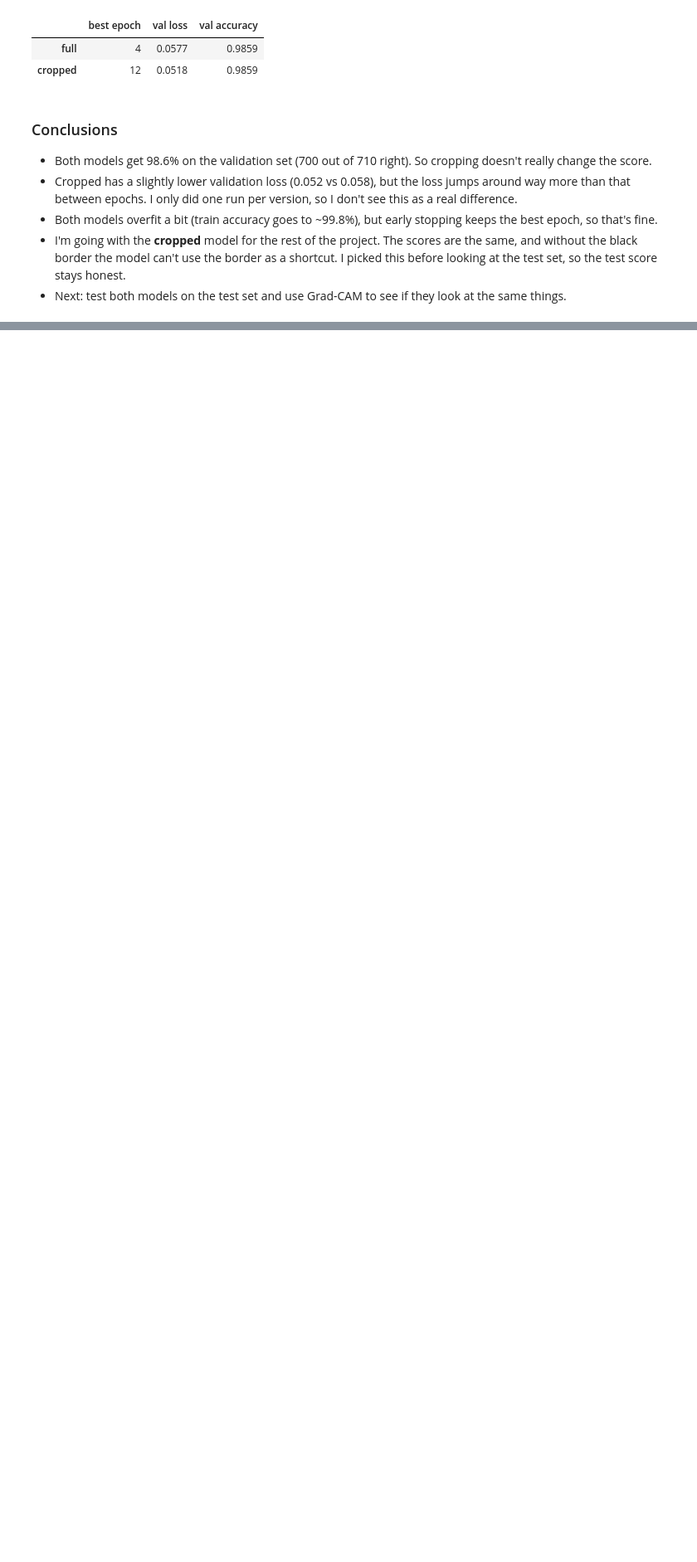
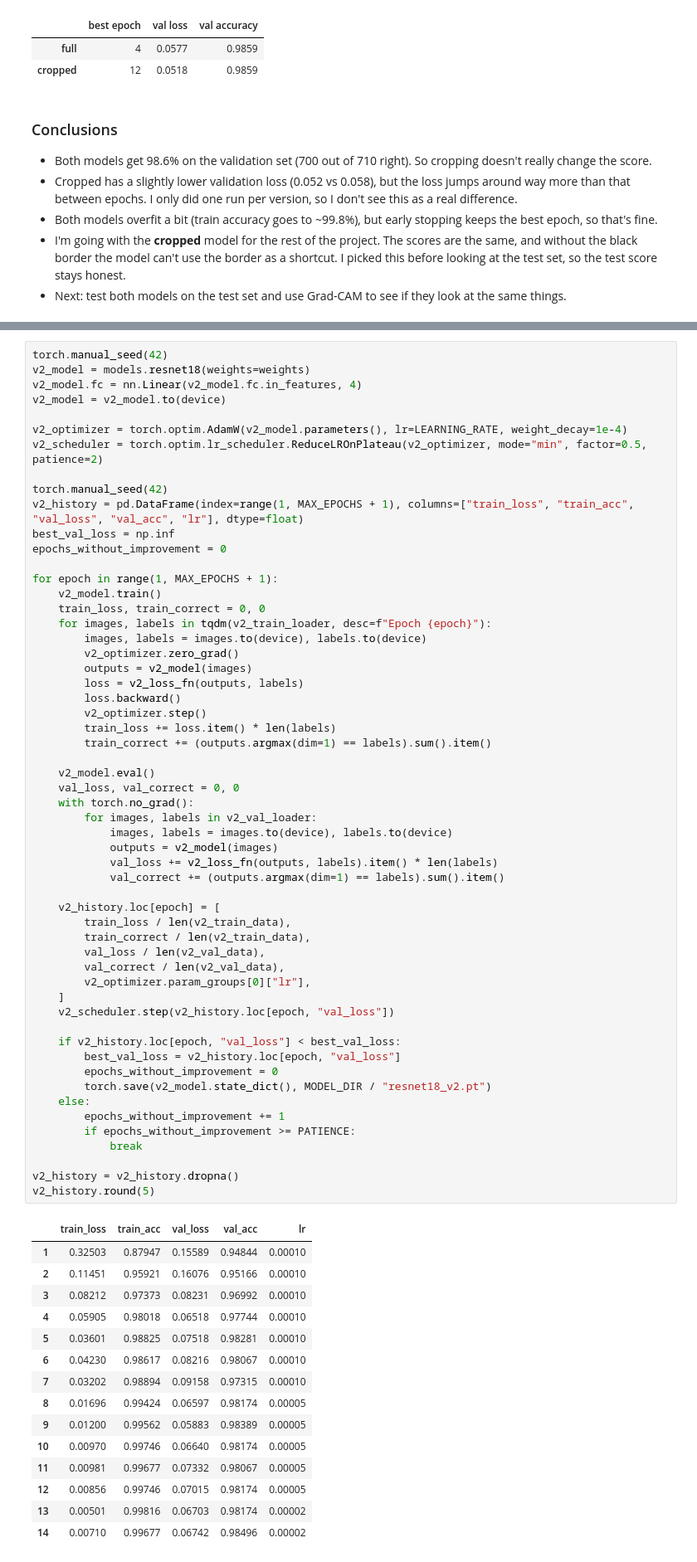
Before and after one commit to brieq/brain-tumor-mri-classification, a Jupyter notebook: notebooks/03_training.ipynb, the cells around one changed output, grey strips where cells are left out. Shown at 83% size. Saved outputs shown, nothing was run; the diff lists cells and outputs as text; blank space fills up the shorter version.

```diff
--- a/notebooks/03_training.ipynb
+++ b/notebooks/03_training.ipynb
@@ -440,0 +477,72 @@ pd.DataFrame({
+# %%
+torch.manual_seed(42)
+v2_model = models.resnet18(weights=weights)
+v2_model.fc = nn.Linear(v2_model.fc.in_features, 4)
+v2_model = v2_model.to(device)
+
+v2_optimizer = torch.optim.AdamW(v2_model.parameters(), lr=LEARNING_RATE, weight_decay=1e-4)
+v2_scheduler = torch.optim.lr_scheduler.ReduceLROnPlateau(v2_optimizer, mode="min", factor=0.5, patience=2)
+
+torch.manual_seed(42)
+v2_history = pd.DataFrame(index=range(1, MAX_EPOCHS + 1), columns=["train_loss", "train_acc", "val_loss", "val_acc", "lr"], dtype=float)
+best_val_loss = np.inf
+epochs_without_improvement = 0
+
+for epoch in range(1, MAX_EPOCHS + 1):
+    v2_model.train()
+    train_loss, train_correct = 0, 0
+    for images, labels in tqdm(v2_train_loader, desc=f"Epoch {epoch}"):
+        images, labels = images.to(device), labels.to(device)
+        v2_optimizer.zero_grad()
+        outputs = v2_model(images)
+        loss = v2_loss_fn(outputs, labels)
+        loss.backward()
+        v2_optimizer.step()
+        train_loss += loss.item() * len(labels)
+        train_correct += (outputs.argmax(dim=1) == labels).sum().item()
+
+    v2_model.eval()
+    val_loss, val_correct = 0, 0
+    with torch.no_grad():
+        for images, labels in v2_val_loader:
+            images, labels = images.to(device), labels.to(device)
+            outputs = v2_model(images)
+            val_loss += v2_loss_fn(outputs, labels).item() * len(labels)
+            val_correct += (outputs.argmax(dim=1) == labels).sum().item()
+
+    v2_history.loc[epoch] = [
+        train_loss / len(v2_train_data),
+        train_correct / len(v2_train_data),
+        val_loss / len(v2_val_data),
+        val_correct / len(v2_val_data),
+        v2_optimizer.param_groups[0]["lr"],
+    ]
+    v2_scheduler.step(v2_history.loc[epoch, "val_loss"])
+
+    if v2_history.loc[epoch, "val_loss"] < best_val_loss:
+        best_val_loss = v2_history.loc[epoch, "val_loss"]
+        epochs_without_improvement = 0
+        torch.save(v2_model.state_dict(), MODEL_DIR / "resnet18_v2.pt")
+    else:
+        epochs_without_improvement += 1
+        if epochs_without_improvement >= PATIENCE:
+            break
+
+v2_history = v2_history.dropna()
+v2_history.round(5)
+# %% [output]
+|  | train_loss | train_acc | val_loss | val_acc | lr |
+| 1 | 0.32503 | 0.87947 | 0.15589 | 0.94844 | 0.00010 |
+| 2 | 0.11451 | 0.95921 | 0.16076 | 0.95166 | 0.00010 |
+| 3 | 0.08212 | 0.97373 | 0.08231 | 0.96992 | 0.00010 |
+| 4 | 0.05905 | 0.98018 | 0.06518 | 0.97744 | 0.00010 |
+| 5 | 0.03601 | 0.98825 | 0.07518 | 0.98281 | 0.00010 |
+| 6 | 0.04230 | 0.98617 | 0.08216 | 0.98067 | 0.00010 |
+| 7 | 0.03202 | 0.98894 | 0.09158 | 0.97315 | 0.00010 |
+| 8 | 0.01696 | 0.99424 | 0.06597 | 0.98174 | 0.00005 |
+| 9 | 0.01200 | 0.99562 | 0.05883 | 0.98389 | 0.00005 |
+| 10 | 0.00970 | 0.99746 | 0.06640 | 0.98174 | 0.00005 |
+| 11 | 0.00981 | 0.99677 | 0.07332 | 0.98067 | 0.00005 |
+| 12 | 0.00856 | 0.99746 | 0.07015 | 0.98174 | 0.00005 |
+| 13 | 0.00501 | 0.99816 | 0.06703 | 0.98174 | 0.00002 |
+| 14 | 0.00710 | 0.99677 | 0.06742 | 0.98496 | 0.00002 |
```
Also changed, not shown: parts of 6 cells of this notebook.
